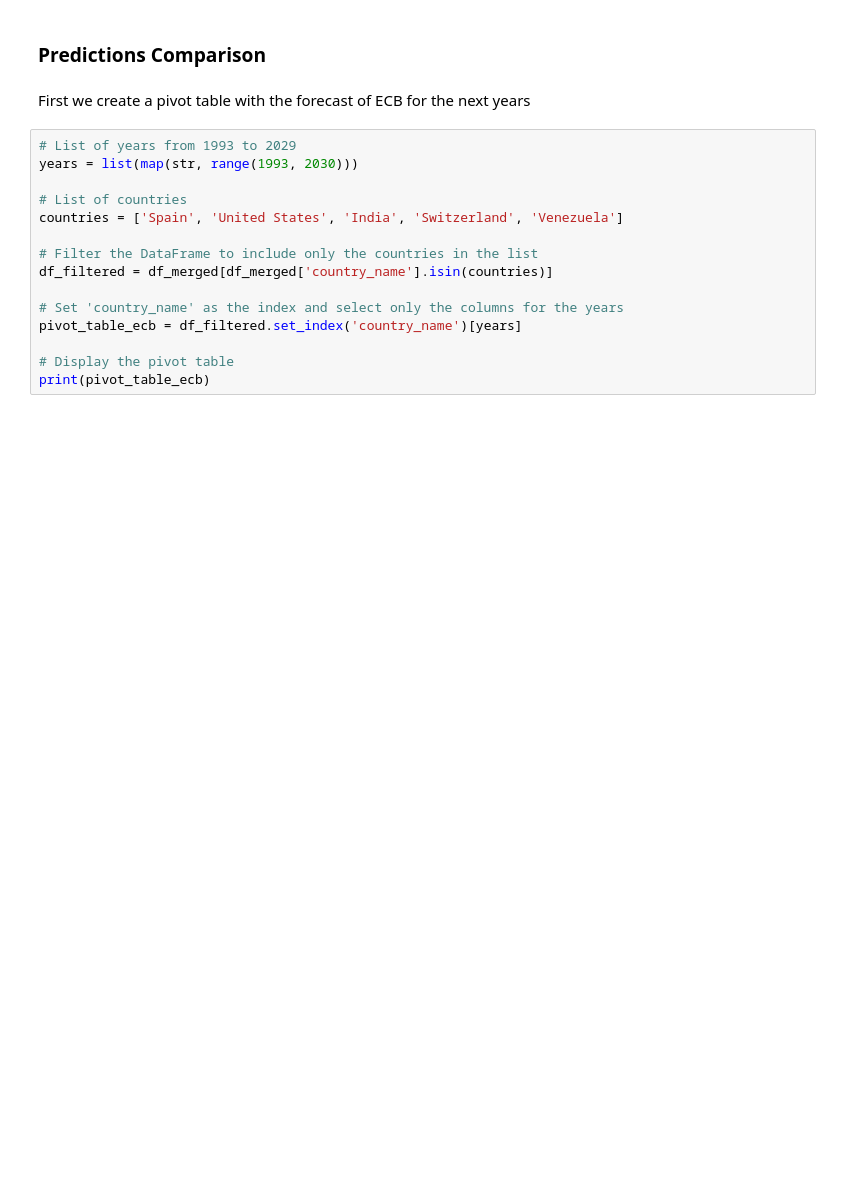
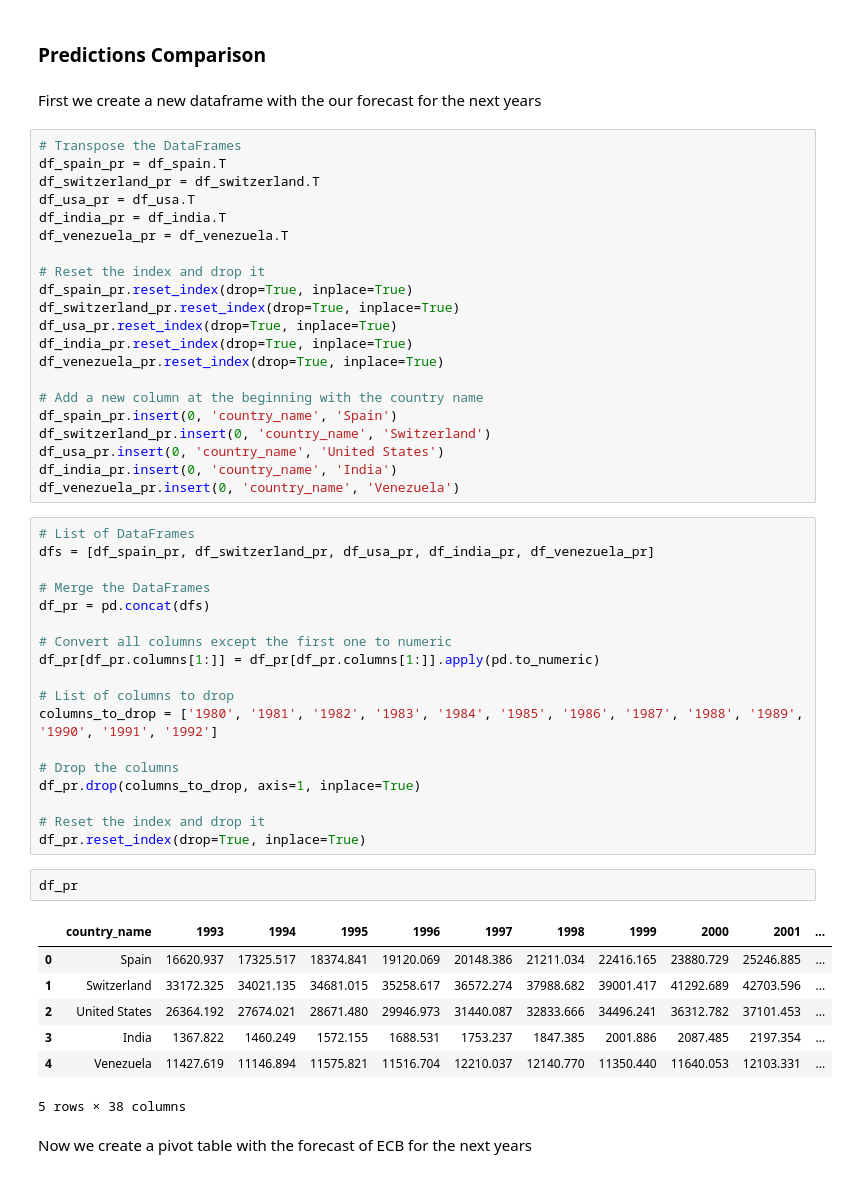
Before and after one commit to lgib88/World-Economic-Classification, a Jupyter notebook: notebooks/3-Prediction.ipynb, the cells around one changed output. Cells and saved outputs as stored; diff of their text form; blank space fills up the shorter version.

```diff
--- a/notebooks/3-Prediction.ipynb
+++ b/notebooks/3-Prediction.ipynb
@@ -418,20 +536,56 @@ for i, year in enumerate(years):
     df_venezuela.loc[year] = next_values_descaled[i]
 # %% [markdown]
 ### Predictions Comparison
+# %% [markdown]
+First we create a new dataframe with the our forecast for the next years
+# %%
+# Transpose the DataFrames
+df_spain_pr = df_spain.T
+df_switzerland_pr = df_switzerland.T
+df_usa_pr = df_usa.T
+df_india_pr = df_india.T
+df_venezuela_pr = df_venezuela.T
+
+# Reset the index and drop it
+df_spain_pr.reset_index(drop=True, inplace=True)
+df_switzerland_pr.reset_index(drop=True, inplace=True)
+df_usa_pr.reset_index(drop=True, inplace=True)
+df_india_pr.reset_index(drop=True, inplace=True)
+df_venezuela_pr.reset_index(drop=True, inplace=True)
+
+# Add a new column at the beginning with the country name
+df_spain_pr.insert(0, 'country_name', 'Spain')
+df_switzerland_pr.insert(0, 'country_name', 'Switzerland')
+df_usa_pr.insert(0, 'country_name', 'United States')
+df_india_pr.insert(0, 'country_name', 'India')
+df_venezuela_pr.insert(0, 'country_name', 'Venezuela')
+# %%
+# List of DataFrames
+dfs = [df_spain_pr, df_switzerland_pr, df_usa_pr, df_india_pr, df_venezuela_pr]
+
+# Merge the DataFrames
+df_pr = pd.concat(dfs)
+
+# Convert all columns except the first one to numeric
+df_pr[df_pr.columns[1:]] = df_pr[df_pr.columns[1:]].apply(pd.to_numeric)
+
+# List of columns to drop
+columns_to_drop = ['1980', '1981', '1982', '1983', '1984', '1985', '1986', '1987', '1988', '1989', '1990', '1991', '1992']
+
+# Drop the columns
+df_pr.drop(columns_to_drop, axis=1, inplace=True)
+
+# Reset the index and drop it
+df_pr.reset_index(drop=True, inplace=True)
+# %%
+df_pr
+# %% [output]
+|  | country_name | 1993 | 1994 | 1995 | 1996 | 1997 | 1998 | 1999 | 2000 | 2001 | ... |
+| 0 | Spain | 16620.937 | 17325.517 | 18374.841 | 19120.069 | 20148.386 | 21211.034 | 22416.165 | 23880.729 | 25246.885 | ... |
+| 1 | Switzerland | 33172.325 | 34021.135 | 34681.015 | 35258.617 | 36572.274 | 37988.682 | 39001.417 | 41292.689 | 42703.596 | ... |
+| 2 | United States | 26364.192 | 27674.021 | 28671.480 | 29946.973 | 31440.087 | 32833.666 | 34496.241 | 36312.782 | 37101.453 | ... |
+| 3 | India | 1367.822 | 1460.249 | 1572.155 | 1688.531 | 1753.237 | 1847.385 | 2001.886 | 2087.485 | 2197.354 | ... |
+| 4 | Venezuela | 11427.619 | 11146.894 | 11575.821 | 11516.704 | 12210.037 | 12140.770 | 11350.440 | 11640.053 | 12103.331 | ... |
+5 rows × 38 columns
 # %% [markdown]
-First we create a pivot table with the forecast of ECB for the next years
+Now we create a pivot table with the forecast of ECB for the next years
-# %%
-# List of years from 1993 to 2029
-years = list(map(str, range(1993, 2030)))
-
-# List of countries
-countries = ['Spain', 'United States', 'India', 'Switzerland', 'Venezuela']
-
-# Filter the DataFrame to include only the countries in the list
-df_filtered = df_merged[df_merged['country_name'].isin(countries)]
-
-# Set 'country_name' as the index and select only the columns for the years
-pivot_table_ecb = df_filtered.set_index('country_name')[years]
-
-# Display the pivot table
-print(pivot_table_ecb)
```
Also changed, not shown: parts of 28 cells of this notebook, 3 other files.
